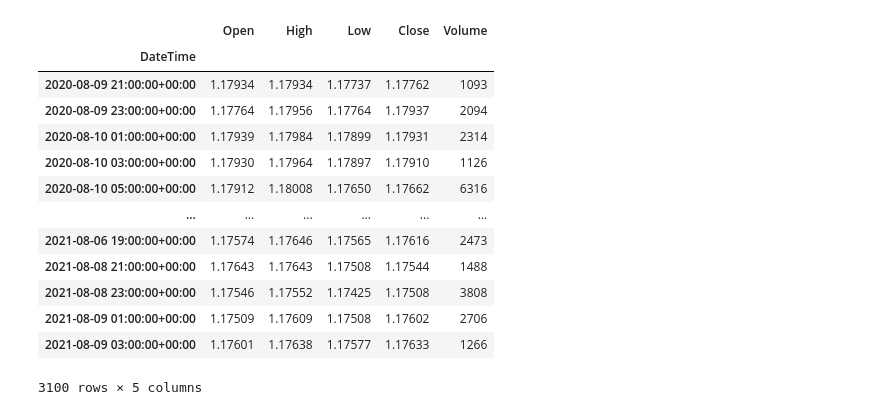
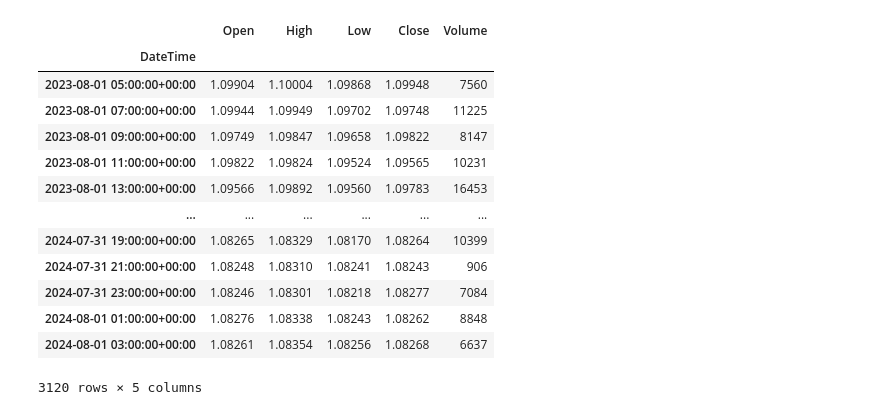
Before and after one commit to KyleHoss/Algo-Research, a Jupyter notebook: oanda-dataGrab.ipynb, the cells around one changed output. Cells and saved outputs as stored; diff of their text form; code cells hidden in the pictures.

```diff
--- a/oanda-dataGrab.ipynb
+++ b/oanda-dataGrab.ipynb
@@ -160,52 +132,52 @@ def test_get_historical_data(instrument, start_date, end_date, granularity='D' ,
         # Return as Pandas DataFrame
         if as_pandas is True:
             # Convert Json to Pandas df
-            candle_df = pd.json_normalize(json_response['candles'])
+            candle_df = pd.json_normalize(json_response["candles"])
 
             # Drop complete Column
             candle_df.drop('complete', inplace=True, axis=1)
 
             # Rename Columns
             candle_df.rename(inplace=True,columns={'time':'DateTime',
                                                    'volume':'Volume',
                                                    'mid.o':'Open',
                                                    'mid.h':'High',
                                                    'mid.l':'Low',
                                                    'mid.c':'Close'})
 
             # Convert Datetime= Column to datetime object
             candle_df['DateTime'] = pd.to_datetime(candle_df['DateTime'])
 
             # Set DateTime to Index
             candle_df.set_index('DateTime',inplace=True)
 
             # Restructure Column Names
             candle_df = candle_df[['Open','High','Low','Close','Volume']]
 
             return candle_df
         else:
             return json_response
 
 df = test_get_historical_data(instrument='EUR_USD',
-                            start_date='08/09/2020',
-                            end_date='08/09/2021',
+                            start_date='08/01/2023',
+                            end_date='08/01/2024',
                             granularity='H2')
 df
 # %% [output]
 |  | Open | High | Low | Close | Volume |
 | DateTime |  |  |  |  |  |
-| 2020-08-09 21:00:00+00:00 | 1.17934 | 1.17934 | 1.17737 | 1.17762 | 1093 |
-| 2020-08-09 23:00:00+00:00 | 1.17764 | 1.17956 | 1.17764 | 1.17937 | 2094 |
-| 2020-08-10 01:00:00+00:00 | 1.17939 | 1.17984 | 1.17899 | 1.17931 | 2314 |
-| 2020-08-10 03:00:00+00:00 | 1.17930 | 1.17964 | 1.17897 | 1.17910 | 1126 |
-| 2020-08-10 05:00:00+00:00 | 1.17912 | 1.18008 | 1.17650 | 1.17662 | 6316 |
+| 2023-08-01 05:00:00+00:00 | 1.09904 | 1.10004 | 1.09868 | 1.09948 | 7560 |
+| 2023-08-01 07:00:00+00:00 | 1.09944 | 1.09949 | 1.09702 | 1.09748 | 11225 |
+| 2023-08-01 09:00:00+00:00 | 1.09749 | 1.09847 | 1.09658 | 1.09822 | 8147 |
+| 2023-08-01 11:00:00+00:00 | 1.09822 | 1.09824 | 1.09524 | 1.09565 | 10231 |
+| 2023-08-01 13:00:00+00:00 | 1.09566 | 1.09892 | 1.09560 | 1.09783 | 16453 |
 | ... | ... | ... | ... | ... | ... |
-| 2021-08-06 19:00:00+00:00 | 1.17574 | 1.17646 | 1.17565 | 1.17616 | 2473 |
-| 2021-08-08 21:00:00+00:00 | 1.17643 | 1.17643 | 1.17508 | 1.17544 | 1488 |
-| 2021-08-08 23:00:00+00:00 | 1.17546 | 1.17552 | 1.17425 | 1.17508 | 3808 |
-| 2021-08-09 01:00:00+00:00 | 1.17509 | 1.17609 | 1.17508 | 1.17602 | 2706 |
-| 2021-08-09 03:00:00+00:00 | 1.17601 | 1.17638 | 1.17577 | 1.17633 | 1266 |
+| 2024-07-31 19:00:00+00:00 | 1.08265 | 1.08329 | 1.08170 | 1.08264 | 10399 |
+| 2024-07-31 21:00:00+00:00 | 1.08248 | 1.08310 | 1.08241 | 1.08243 | 906 |
+| 2024-07-31 23:00:00+00:00 | 1.08246 | 1.08301 | 1.08218 | 1.08277 | 7084 |
+| 2024-08-01 01:00:00+00:00 | 1.08276 | 1.08338 | 1.08243 | 1.08262 | 8848 |
+| 2024-08-01 03:00:00+00:00 | 1.08261 | 1.08354 | 1.08256 | 1.08268 | 6637 |
-3100 rows × 5 columns
+3120 rows × 5 columns
 # %%
 import time
 from datetime import datetime, timedelta
```
Also changed, not shown: parts of 7 cells of this notebook, 2 other files.
